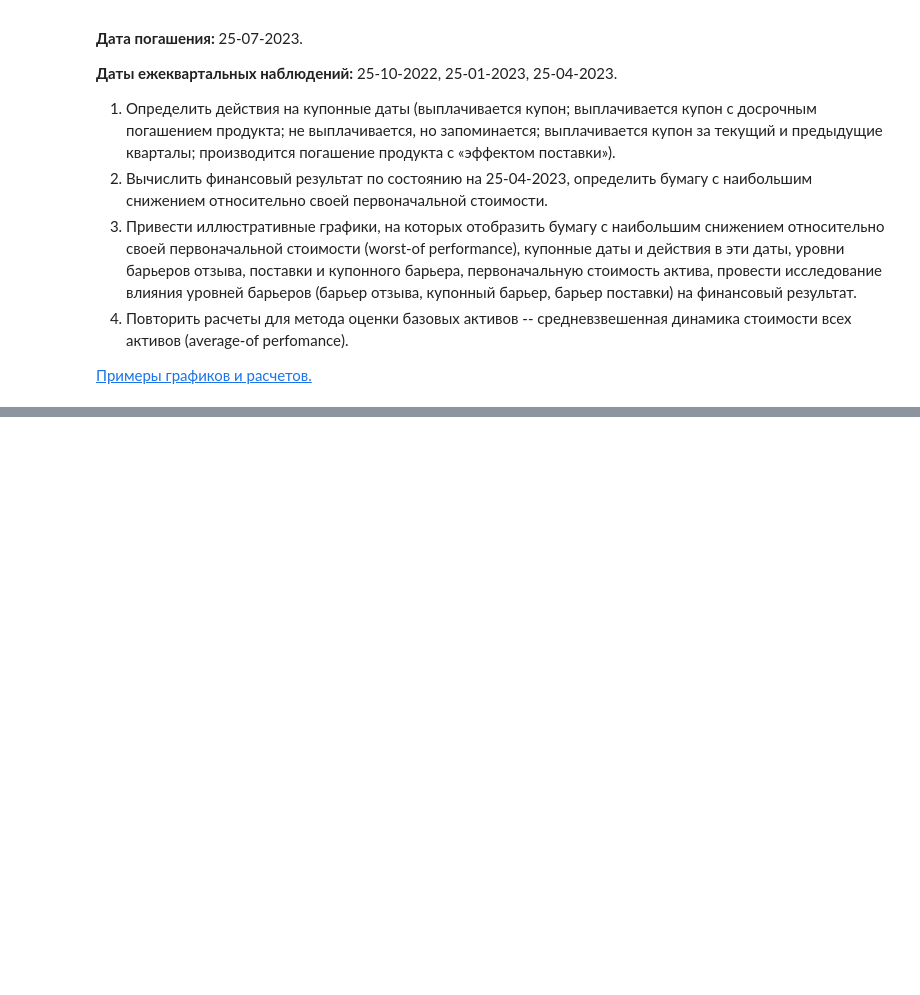
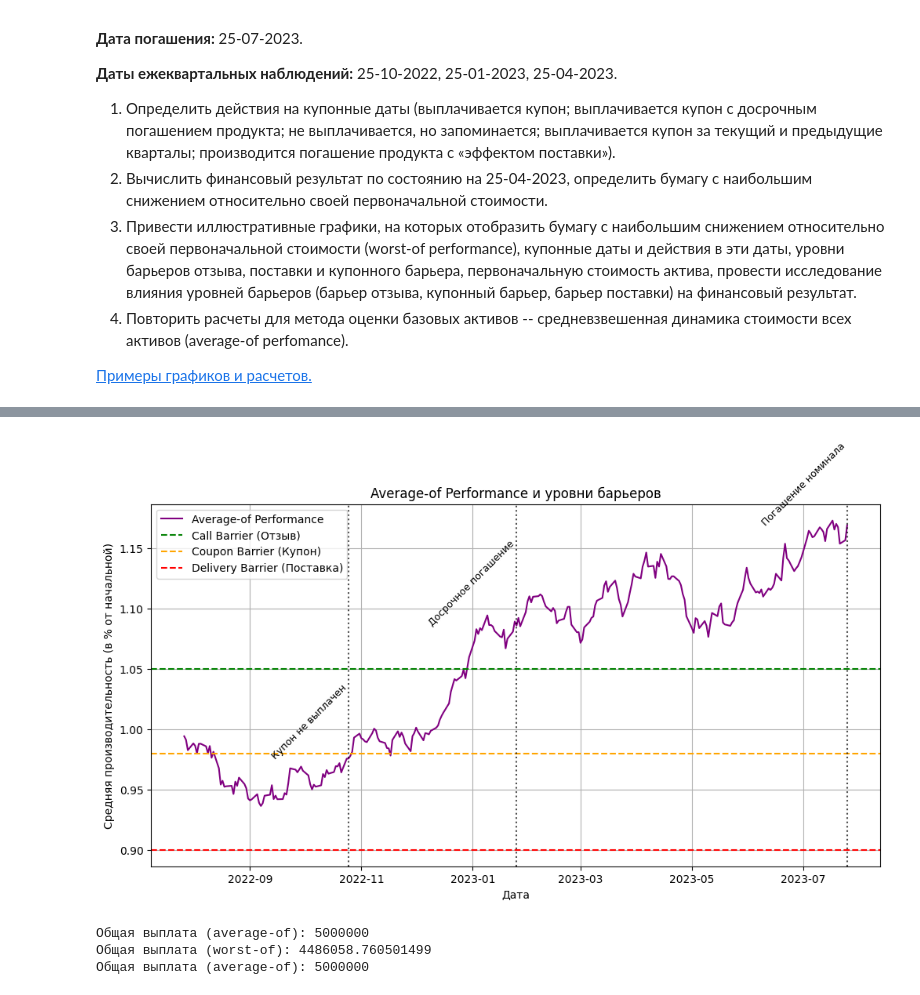
Before and after one commit to JacobTrofimov/Sirius-Magistracy, a Jupyter notebook: GSFP/Lab_final_GSFP.ipynb, the cells around one changed output, grey strips where cells are left out. Cells and saved outputs as stored; diff of their text form; code cells hidden in the pictures; blank space fills up the shorter version.

```diff
--- a/GSFP/Lab_final_GSFP.ipynb
+++ b/GSFP/Lab_final_GSFP.ipynb
@@ -87,0 +88,66 @@ plt.show()
+# %%
+# Расчет average-of performance
+average_of = price_data_normalized.mean(axis=1)
+
+# Определение выплат и действий для average-of
+results_avg = []
+for obs_date in observation_dates:
+    avg_value = average_of.loc[obs_date]
+    if avg_value >= call_barrier:
+        results_avg.append((obs_date, "Досрочное погашение", avg_value))
+        break
+    elif avg_value >= coupon_barrier:
+        results_avg.append((obs_date, "Выплата купона", avg_value))
+    else:
+        results_avg.append((obs_date, "Купон не выплачен", avg_value))
+final_avg_value = average_of.loc[end_date]
+results_avg.append((end_date, "Эффект поставки" if final_avg_value < delivery_barrier else "Погашение номинала", final_avg_value))
+
+# Преобразование дат в datetime для consistency
+results_avg = [(pd.Timestamp(date), action, value) for date, action, value in results_avg]
+
+# График average-of performance
+plt.figure(figsize=(12, 6))
+plt.plot(price_data_normalized.index, average_of, label="Average-of Performance", color="purple")
+
+# Добавляем барьеры
+plt.axhline(call_barrier, color="green", linestyle="--", label="Call Barrier (Отзыв)")
+plt.axhline(coupon_barrier, color="orange", linestyle="--", label="Coupon Barrier (Купон)")
+plt.axhline(delivery_barrier, color="red", linestyle="--", label="Delivery Barrier (Поставка)")
+
+# Отмечаем купонные даты и действия
+for date, action, value in results_avg:
+    plt.axvline(date, color="black", linestyle=":", alpha=0.7)
+    plt.text(date, value, action, fontsize=9, rotation=45, ha="right")
+
+# Настройки графика
+plt.title("Average-of Performance и уровни барьеров")
+plt.xlabel("Дата")
+plt.ylabel("Средняя производительность (в % от начальной)")
+plt.legend()
+plt.grid()
+plt.show()
+
+# Финансовый результат для average-of
+def calculate_payoff_avg(results, investment, coupon_rate):
+    total_coupons = 0
+    for date, action, value in results:
+        if "купон" in action:
+            total_coupons += coupon_rate * investment
+        if "Досрочное погашение" in action:
+            return investment + total_coupons
+        elif "Эффект поставки" in action:
+            return value * investment
+    return investment + total_coupons  # Погашение номинала
+
+total_payoff_avg = calculate_payoff_avg(results_avg, investment, coupon_rate)
+print(f"Общая выплата (average-of): {total_payoff_avg}")
+
+# Сравнение выплат
+print(f"Общая выплата (worst-of): {calculate_payoff_avg(results, investment, coupon_rate)}")
+print(f"Общая выплата (average-of): {total_payoff_avg}")
+# %% [output]
+[figure, added]
+Общая выплата (average-of): 5000000
+Общая выплата (worst-of): 4486058.760501499
+Общая выплата (average-of): 5000000
```
Also changed, not shown: parts of 1 cell of this notebook.
